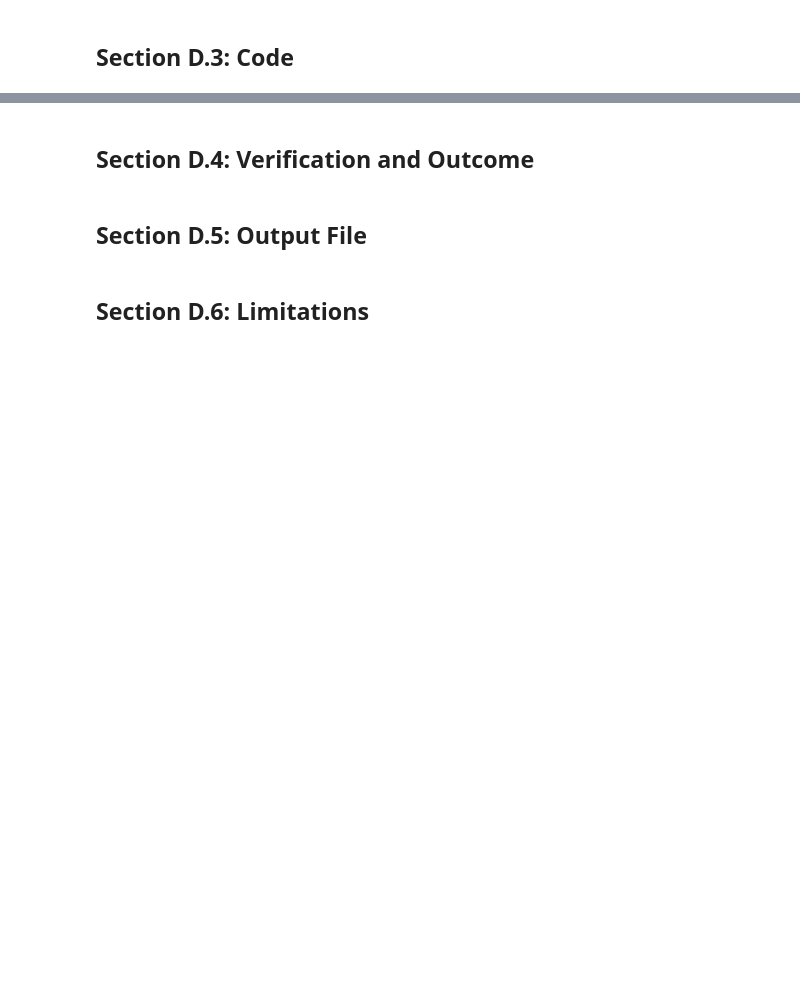
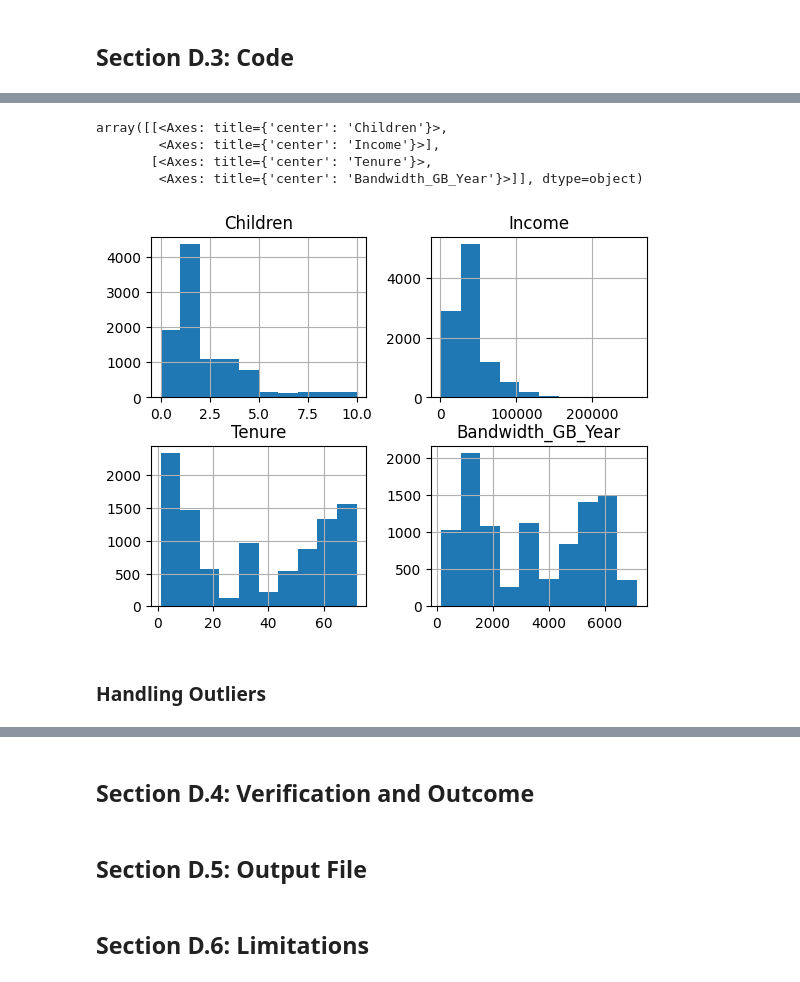
Before and after one commit to sjo1403/churn_data_cleaning, a Jupyter notebook: D206 Data Cleaning.ipynb, the cells around one changed output, grey strips where cells are left out. Saved outputs shown, nothing was run; the diff lists cells and outputs as text; code cells hidden in the pictures; blank space fills up the shorter version.

```diff
--- a/D206 Data Cleaning.ipynb
+++ b/D206 Data Cleaning.ipynb
@@ -362,0 +437,6 @@ Name: MonthlyCharge, dtype: float64
+# %%
+# fill missing values for Children, Income, Tenure, Bandwidth_GB_Year using the median
+df['Children'].fillna(df['Children'].median(), inplace=True)
+df['Income'].fillna(df['Income'].median(), inplace=True)
+df['Tenure'].fillna(df['Tenure'].median(), inplace=True)
+df['Bandwidth_GB_Year'].fillna(df['Bandwidth_GB_Year'].median(), inplace=True)
@@ -362,0 +452,10 @@ Name: MonthlyCharge, dtype: float64
+# %%
+df[['Children', 'Income', 'Tenure', 'Bandwidth_GB_Year']].hist()
+# %% [output]
+array([[<Axes: title={'center': 'Children'}>,
+        <Axes: title={'center': 'Income'}>],
+       [<Axes: title={'center': 'Tenure'}>,
+        <Axes: title={'center': 'Bandwidth_GB_Year'}>]], dtype=object)
+[figure, added]
+# %% [markdown]
+### Handling Outliers
```
Also changed, not shown: parts of 43 cells of this notebook.
